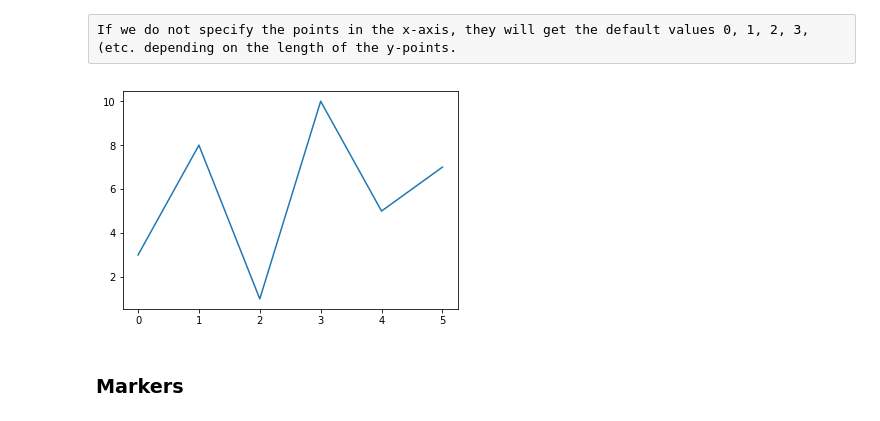
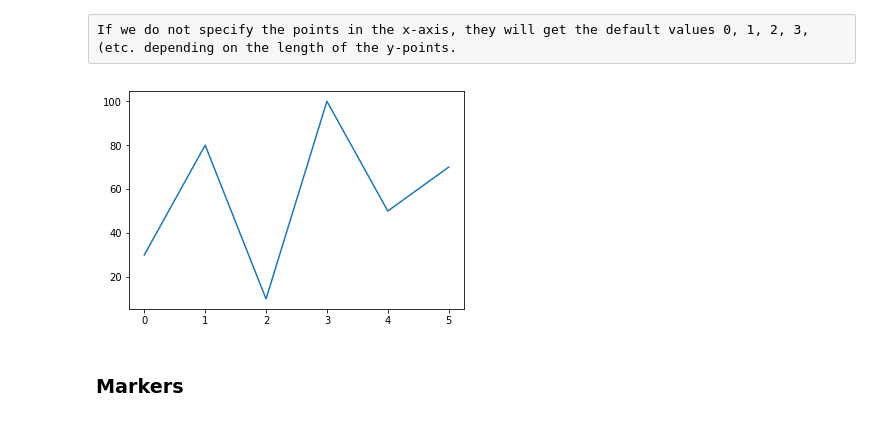
Before and after one commit to Sagarlatake/Matplotlib-Overview, a Jupyter notebook: Matplotlib.ipynb, the cells around one changed output. Saved outputs shown, nothing was run; the diff lists cells and outputs as text; code cells hidden in the pictures.

```diff
--- a/Matplotlib.ipynb
+++ b/Matplotlib.ipynb
@@ -115,12 +116,12 @@ plt.show()
 If we do not specify the points in the x-axis, they will get the default values 0, 1, 2, 3, (etc. depending on the length of the y-points.
 # %%
 
-ypoints = np.array([3, 8, 1, 10, 5, 7])
+ypoints = np.array([30, 80, 10, 100, 50, 70])
 
 plt.plot(ypoints)
 plt.show()
 # %% [output]
-[figure, old version]
+[figure, new version]
 # %% [markdown]
 ### Markers
 # %%
```
Also changed, not shown: parts of 9 cells of this notebook.
